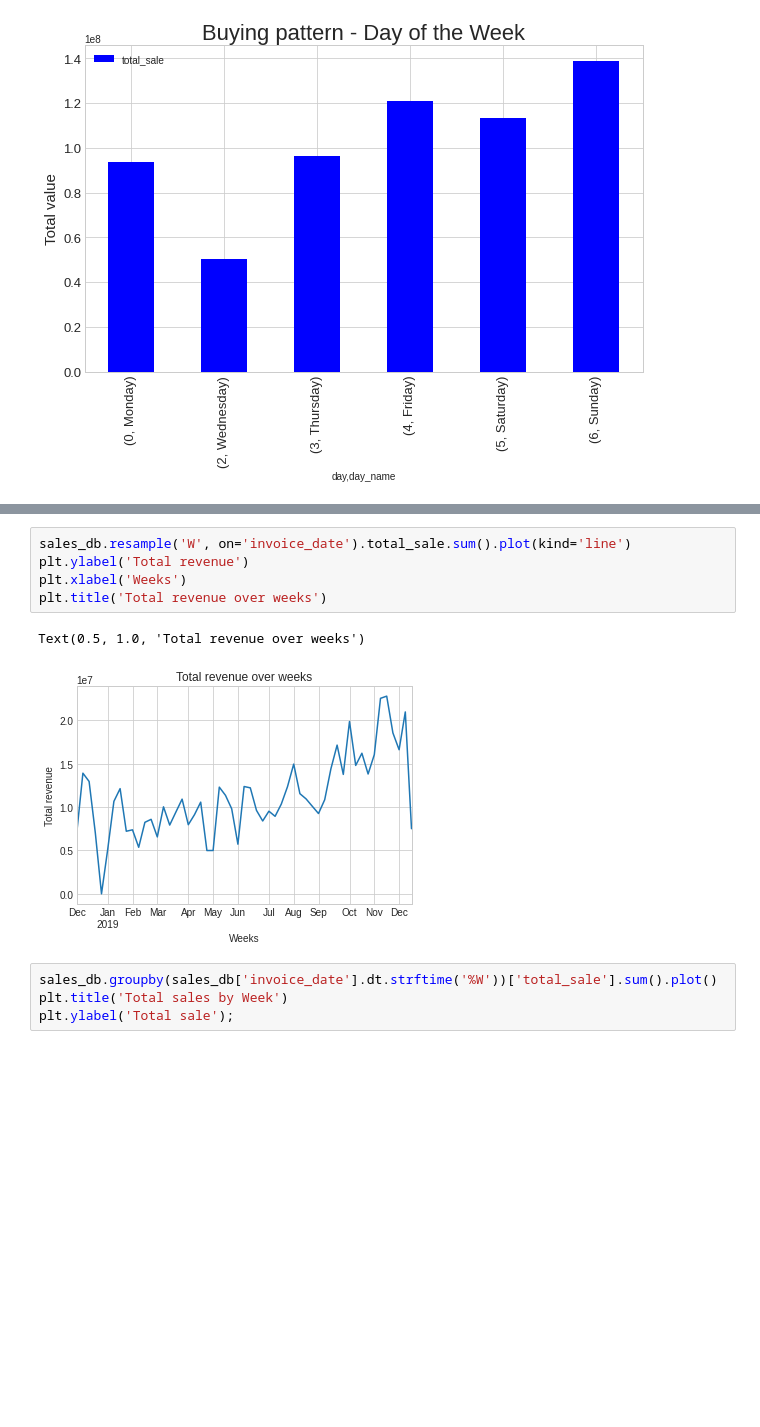
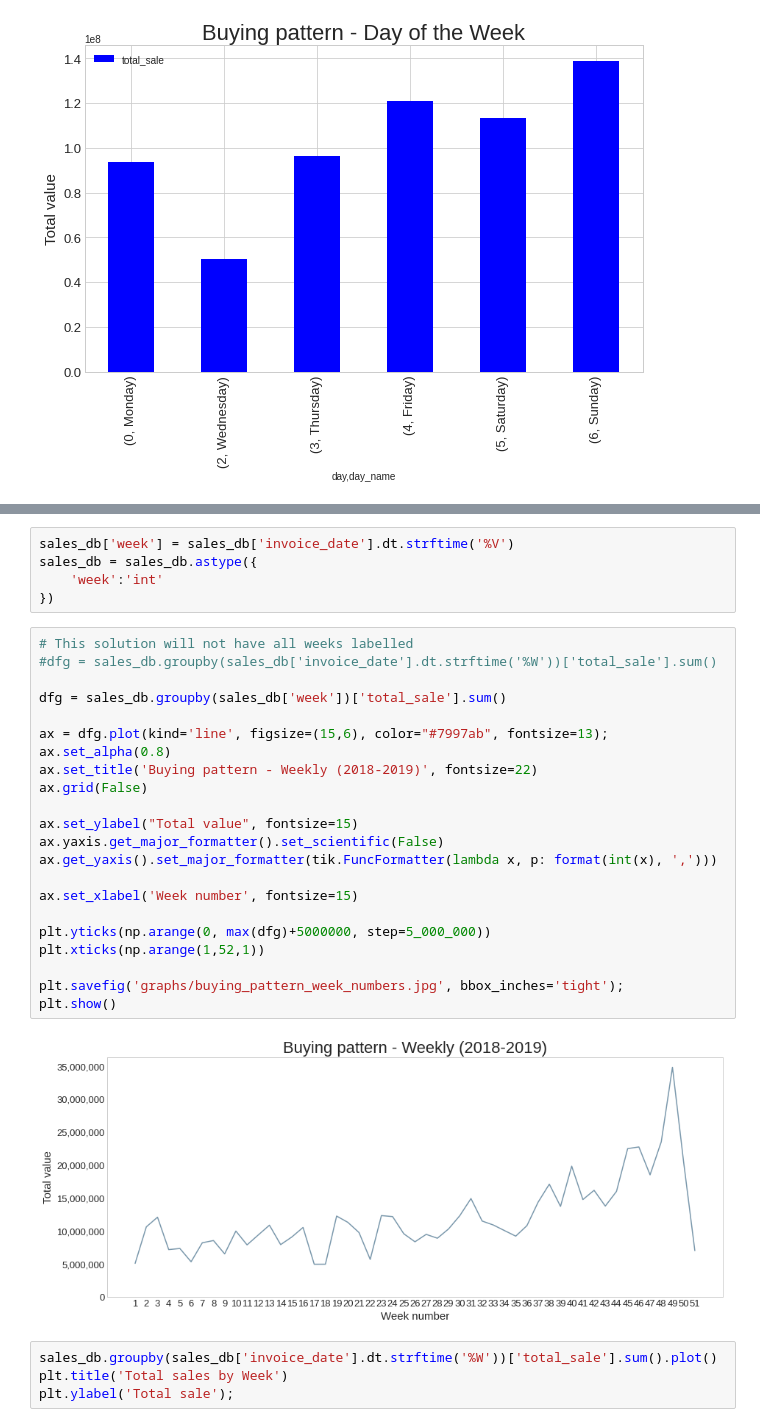
Before and after one commit to jmb-oddbook/ecom_project, a Jupyter notebook: ecom_viz.ipynb, the cells around one changed output, grey strips where cells are left out. Cells and saved outputs as stored; diff of their text form; blank space fills up the shorter version.

```diff
--- a/ecom_viz.ipynb
+++ b/ecom_viz.ipynb
@@ -125,11 +166,32 @@ Text(0.5, 1.0, 'Total revenue over days')
-# %%
-sales_db.resample('W', on='invoice_date').total_sale.sum().plot(kind='line')
-plt.ylabel('Total revenue')
-plt.xlabel('Weeks')
-plt.title('Total revenue over weeks')
-# %% [output]
-Text(0.5, 1.0, 'Total revenue over weeks')
-[figure, removed]
+# %%
+sales_db['week'] = sales_db['invoice_date'].dt.strftime('%V')
+sales_db = sales_db.astype({
+    'week':'int'
+})
+# %%
+# This solution will not have all weeks labelled
+#dfg = sales_db.groupby(sales_db['invoice_date'].dt.strftime('%W'))['total_sale'].sum()
+
+dfg = sales_db.groupby(sales_db['week'])['total_sale'].sum()
+
+ax = dfg.plot(kind='line', figsize=(15,6), color="#7997ab", fontsize=13);
+ax.set_alpha(0.8)
+ax.set_title('Buying pattern - Weekly (2018-2019)', fontsize=22)
+ax.grid(False)
+
+ax.set_ylabel("Total value", fontsize=15)
+ax.yaxis.get_major_formatter().set_scientific(False)
+ax.get_yaxis().set_major_formatter(tik.FuncFormatter(lambda x, p: format(int(x), ',')))
+
+ax.set_xlabel('Week number', fontsize=15)
+
+plt.yticks(np.arange(0, max(dfg)+5000000, step=5_000_000))
+plt.xticks(np.arange(1,52,1))
+
+plt.savefig('graphs/buying_pattern_week_numbers.jpg', bbox_inches='tight');
+plt.show()
+# %% [output]
+[figure, added]
 # %%
 sales_db.groupby(sales_db['invoice_date'].dt.strftime('%W'))['total_sale'].sum().plot()
 plt.title('Total sales by Week')
```
Also changed, not shown: parts of 10 cells of this notebook, 5 other files.
